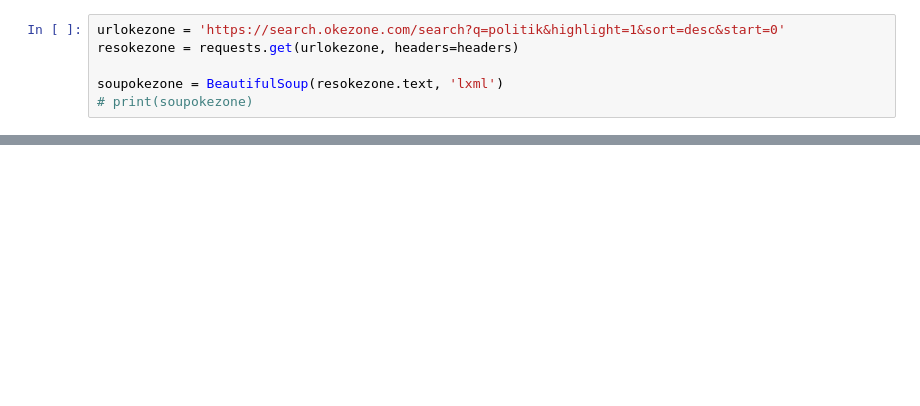
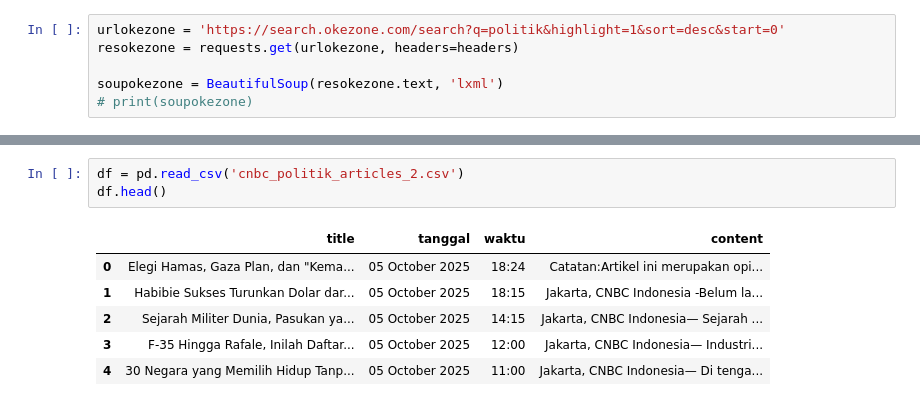
Before and after one commit to ininick/skripsis, a Jupyter notebook: scraping_okezone.ipynb, the cells around one changed output, grey strips where cells are left out. Saved outputs shown, nothing was run; the diff lists cells and outputs as text; blank space fills up the shorter version.

```diff
--- a/scraping_okezone.ipynb
+++ b/scraping_okezone.ipynb
@@ -236,0 +509,10 @@ write_data_to_csv(CSV_FILE, CSV_HEADERS, scraped_data)
+# %%
+df = pd.read_csv('cnbc_politik_articles_2.csv')
+df.head()
+# %% [output]
+|  | title | tanggal | waktu | content |
+| 0 | Elegi Hamas, Gaza Plan, dan "Kema... | 05 October 2025 | 18:24 | Catatan:Artikel ini merupakan opi... |
+| 1 | Habibie Sukses Turunkan Dolar dar... | 05 October 2025 | 18:15 | Jakarta, CNBC Indonesia -Belum la... |
+| 2 | Sejarah Militer Dunia, Pasukan ya... | 05 October 2025 | 14:15 | Jakarta, CNBC Indonesia— Sejarah ... |
+| 3 | F-35 Hingga Rafale, Inilah Daftar... | 05 October 2025 | 12:00 | Jakarta, CNBC Indonesia— Industri... |
+| 4 | 30 Negara yang Memilih Hidup Tanp... | 05 October 2025 | 11:00 | Jakarta, CNBC Indonesia— Di tenga... |
```
Also changed, not shown: parts of 24 cells of this notebook, 2 other files.
